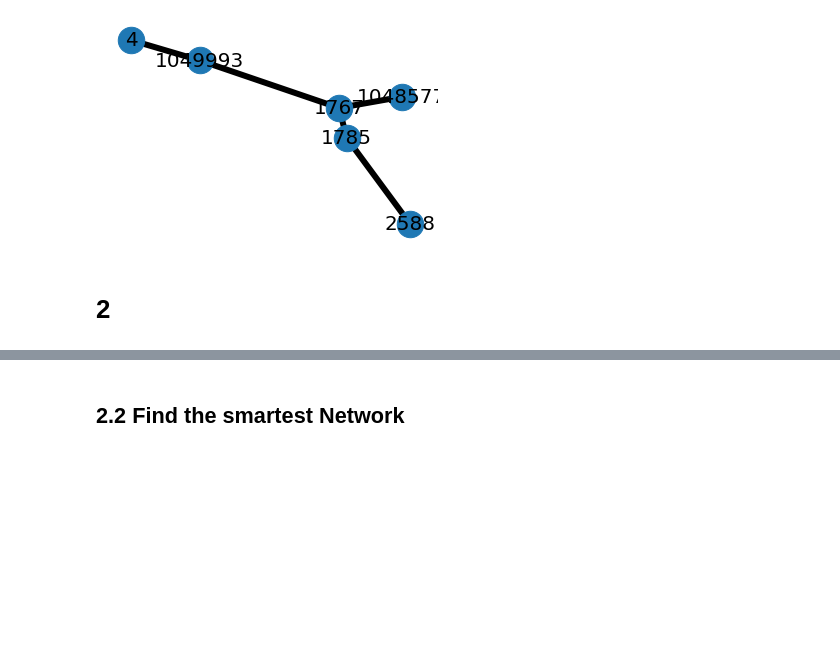
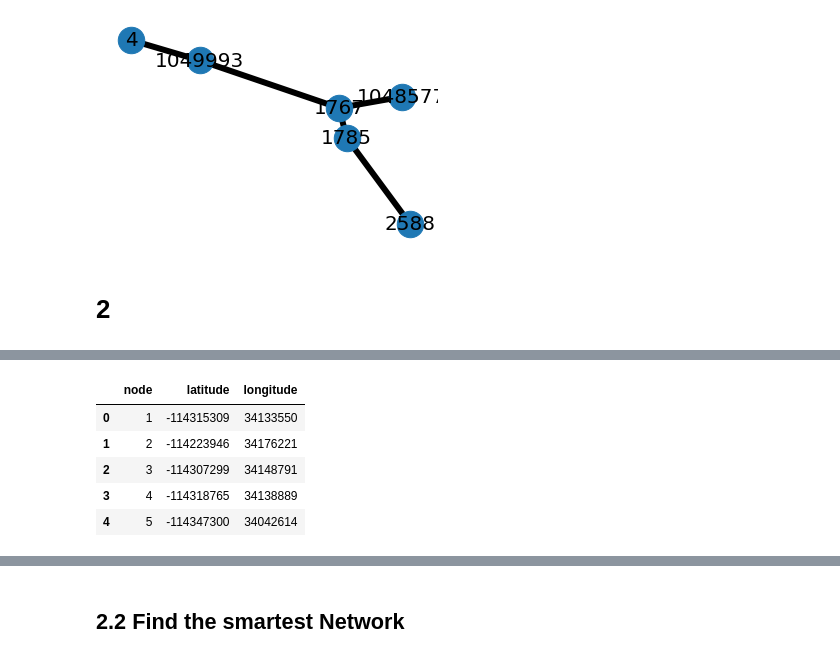
Before and after one commit to elaesme/ADM-HW5, a Jupyter notebook: main.ipynb, the cells around one changed output, grey strips where cells are left out. Cells and saved outputs as stored; diff of their text form; code cells hidden in the pictures; blank space fills up the shorter version.

```diff
--- a/main.ipynb
+++ b/main.ipynb
@@ -165,15 +179,22 @@ time_df.head()
 # %%
 ## read Coordinate  data and create list
-with open('USA-road-d.CAL.co', 'r') as f:
+with open('C:/Users/lucas/OneDrive/Desktop/ADM-HW5/USA-road-d.CAL.co', 'r') as f:
     coordinates_data = f.readlines()
 
 #create list
 coordinates_data = coordinates_data[7:len(coordinates_data)]
 coordinates_data = [list(map(int,j[2:-1].split())) for j in coordinates_data]
 
 #creat dataframe
 coordinates_df=pd.DataFrame(coordinates_data, columns= ['node', 'latitude', 'longitude'])
 coordinates_df.head()
+# %% [output]
+|  | node | latitude | longitude |
+| 0 | 1 | -114315309 | 34133550 |
+| 1 | 2 | -114223946 | 34176221 |
+| 2 | 3 | -114307299 | 34148791 |
+| 3 | 4 | -114318765 | 34138889 |
+| 4 | 5 | -114347300 | 34042614 |
 # %%
 #join dataframes
 time_distance = pd.merge(left=distance_df, right=time_df, left_on=['Node1', 'Node2'], right_on=['Node1', 'Node2'], how='inner')
```
Also changed, not shown: parts of 16 cells of this notebook.
